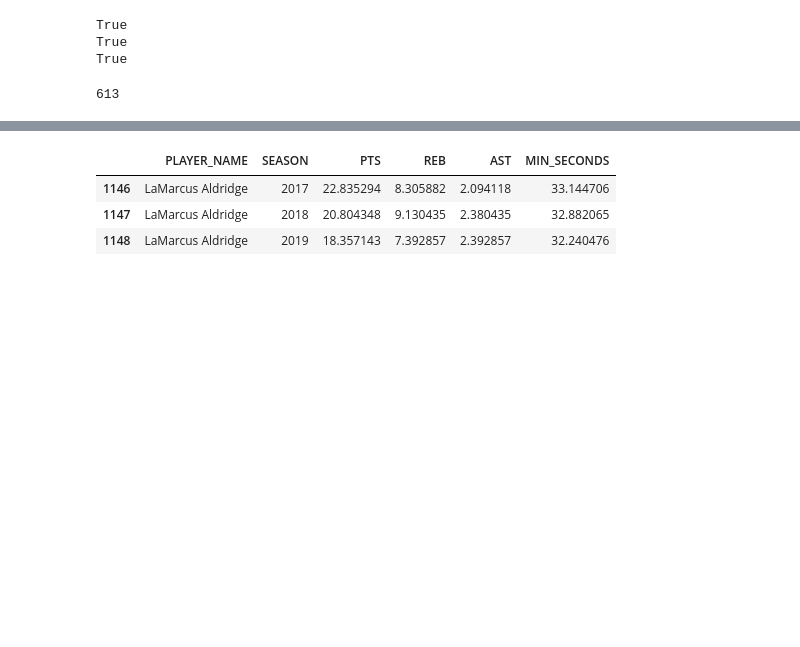
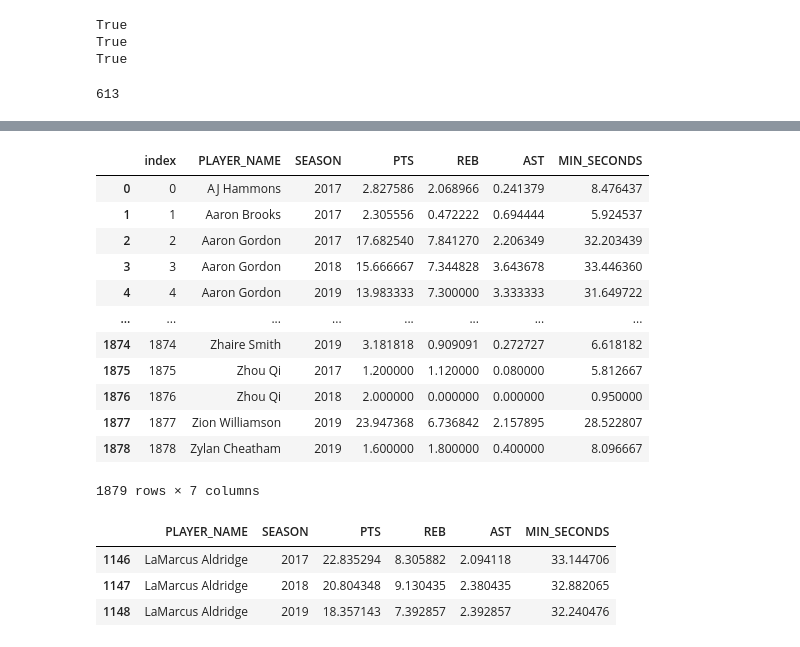
Before and after one commit to fndomariano/data-studies, a Jupyter notebook: nba-stats/nba-stats.ipynb, the cells around one changed output, grey strips where cells are left out. Saved outputs shown, nothing was run; the diff lists cells and outputs as text; code cells hidden in the pictures; blank space fills up the shorter version.

```diff
--- a/nba-stats/nba-stats.ipynb
+++ b/nba-stats/nba-stats.ipynb
@@ -192,3 +220,19 @@ new_df = df_gd[filter_stats].groupby(['PLAYER_NAME', 'SEASON']).agg({
 new_df['MIN_SECONDS'] = new_df['MIN_SECONDS'] / 60
 # %%
 new_df.reset_index(inplace=True)
+# %%
+new_df
+# %% [output]
+|  | index | PLAYER_NAME | SEASON | PTS | REB | AST | MIN_SECONDS |
+| 0 | 0 | AJ Hammons | 2017 | 2.827586 | 2.068966 | 0.241379 | 8.476437 |
+| 1 | 1 | Aaron Brooks | 2017 | 2.305556 | 0.472222 | 0.694444 | 5.924537 |
+| 2 | 2 | Aaron Gordon | 2017 | 17.682540 | 7.841270 | 2.206349 | 32.203439 |
+| 3 | 3 | Aaron Gordon | 2018 | 15.666667 | 7.344828 | 3.643678 | 33.446360 |
+| 4 | 4 | Aaron Gordon | 2019 | 13.983333 | 7.300000 | 3.333333 | 31.649722 |
+| ... | ... | ... | ... | ... | ... | ... | ... |
+| 1874 | 1874 | Zhaire Smith | 2019 | 3.181818 | 0.909091 | 0.272727 | 6.618182 |
+| 1875 | 1875 | Zhou Qi | 2017 | 1.200000 | 1.120000 | 0.080000 | 5.812667 |
+| 1876 | 1876 | Zhou Qi | 2018 | 2.000000 | 0.000000 | 0.000000 | 0.950000 |
+| 1877 | 1877 | Zion Williamson | 2019 | 23.947368 | 6.736842 | 2.157895 | 28.522807 |
+| 1878 | 1878 | Zylan Cheatham | 2019 | 1.600000 | 1.800000 | 0.400000 | 8.096667 |
+1879 rows × 7 columns
```
Also changed, not shown: parts of 4 cells of this notebook, 1 other file.
